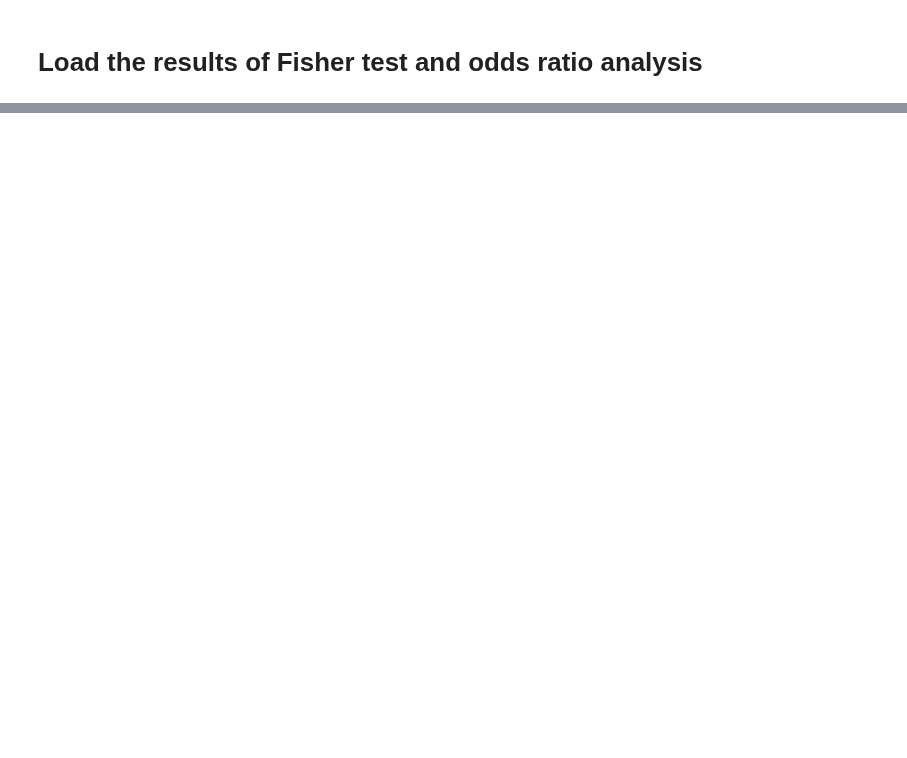
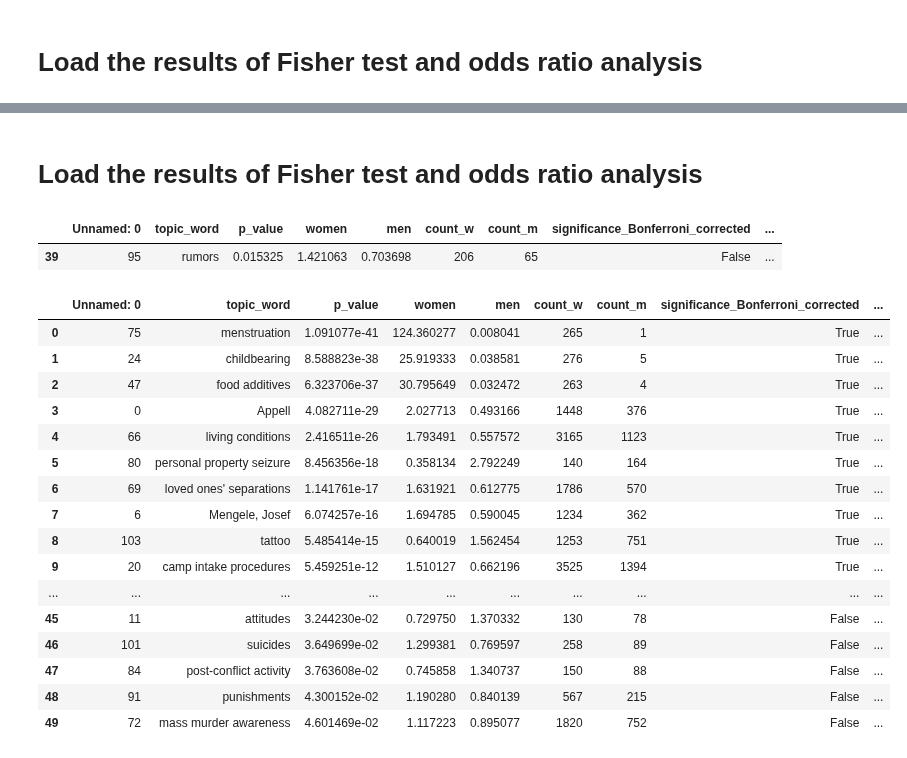
Before and after one commit to toth12/vha_auschwitz_report, a Jupyter notebook: notebooks/SignificanceSolidaritySocialBonds.ipynb, the cells around one changed output, grey strips where cells are left out. Saved outputs shown, nothing was run; the diff lists cells and outputs as text; code cells hidden in the pictures; blank space fills up the shorter version.

Commit message:
Further content added to data analysis

```diff
--- a/notebooks/SignificanceSolidaritySocialBonds.ipynb
+++ b/notebooks/SignificanceSolidaritySocialBonds.ipynb
@@ -52,0 +232,27 @@ display (df_fisher[df_fisher.topic_word=='friends'])
+# %% [markdown]
+# Load the results of Fisher test and odds ratio analysis
+# %%
+display (df_fisher[df_fisher.topic_word==topic])
+# %% [output]
+|  | Unnamed: 0 | topic_word | p_value | women | men | count_w | count_m | significance_Bonferroni_corrected | ... |
+| 39 | 95 | rumors | 0.015325 | 1.421063 | 0.703698 | 206 | 65 | False | ... |
+# %%
+df_fisher[df_fisher.significance==True]
+# %% [output]
+|  | Unnamed: 0 | topic_word | p_value | women | men | count_w | count_m | significance_Bonferroni_corrected | ... |
+| 0 | 75 | menstruation | 1.091077e-41 | 124.360277 | 0.008041 | 265 | 1 | True | ... |
+| 1 | 24 | childbearing | 8.588823e-38 | 25.919333 | 0.038581 | 276 | 5 | True | ... |
+| 2 | 47 | food additives | 6.323706e-37 | 30.795649 | 0.032472 | 263 | 4 | True | ... |
+| 3 | 0 | Appell | 4.082711e-29 | 2.027713 | 0.493166 | 1448 | 376 | True | ... |
+| 4 | 66 | living conditions | 2.416511e-26 | 1.793491 | 0.557572 | 3165 | 1123 | True | ... |
+| 5 | 80 | personal property seizure | 8.456356e-18 | 0.358134 | 2.792249 | 140 | 164 | True | ... |
+| 6 | 69 | loved ones' separations | 1.141761e-17 | 1.631921 | 0.612775 | 1786 | 570 | True | ... |
+| 7 | 6 | Mengele, Josef | 6.074257e-16 | 1.694785 | 0.590045 | 1234 | 362 | True | ... |
+| 8 | 103 | tattoo | 5.485414e-15 | 0.640019 | 1.562454 | 1253 | 751 | True | ... |
+| 9 | 20 | camp intake procedures | 5.459251e-12 | 1.510127 | 0.662196 | 3525 | 1394 | True | ... |
+| ... | ... | ... | ... | ... | ... | ... | ... | ... | ... |
+| 45 | 11 | attitudes | 3.244230e-02 | 0.729750 | 1.370332 | 130 | 78 | False | ... |
+| 46 | 101 | suicides | 3.649699e-02 | 1.299381 | 0.769597 | 258 | 89 | False | ... |
+| 47 | 84 | post-conflict activity | 3.763608e-02 | 0.745858 | 1.340737 | 150 | 88 | False | ... |
+| 48 | 91 | punishments | 4.300152e-02 | 1.190280 | 0.840139 | 567 | 215 | False | ... |
+| 49 | 72 | mass murder awareness | 4.601469e-02 | 1.117223 | 0.895077 | 1820 | 752 | False | ... |
```
Also changed, not shown: parts of 70 cells of this notebook.
